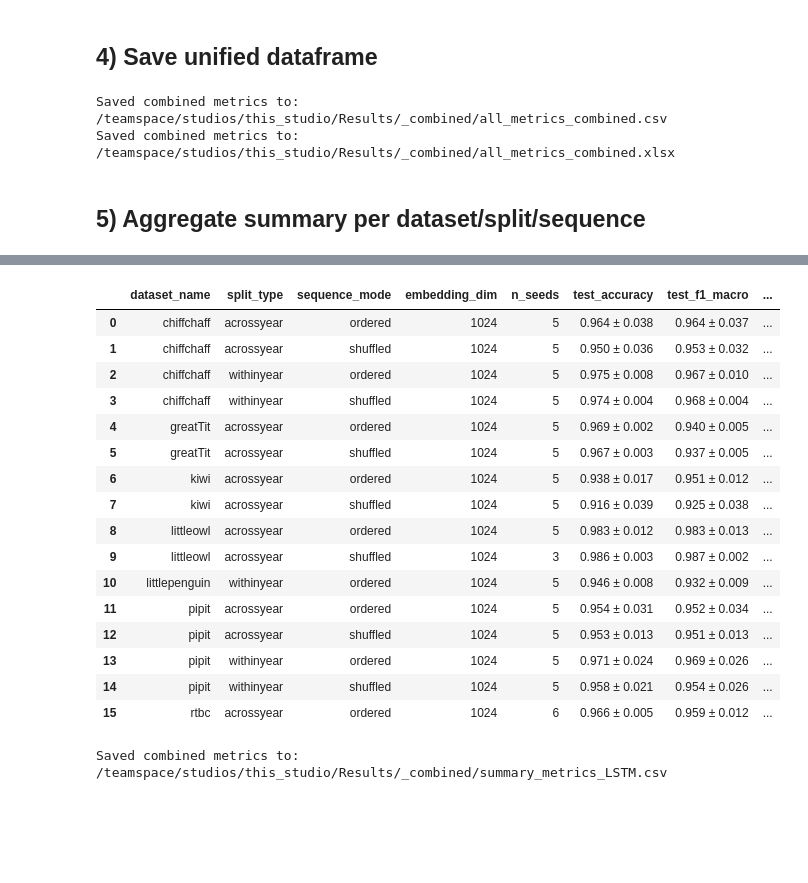
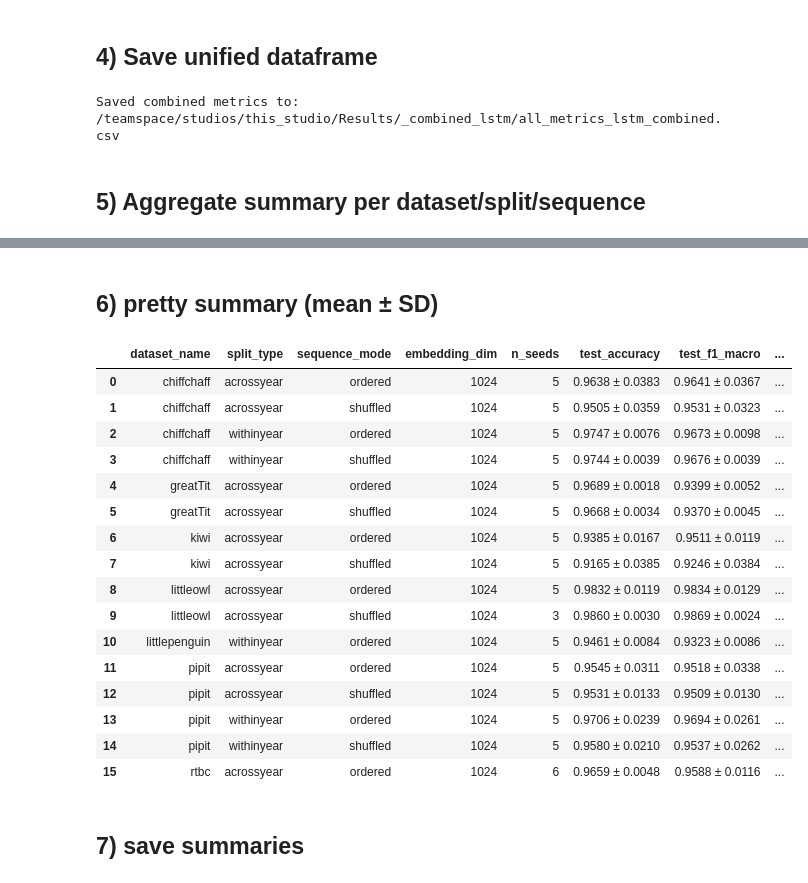
Before and after one commit to jongalon/embedding-to-individual-id, a Jupyter notebook: Notebooks/Summary metrics LSTM.ipynb, the cells around one changed output, grey strips where cells are left out. Drawn from its saved outputs; the diff is of its cells as text; code cells hidden in the pictures; blank space fills up the shorter version.

Commit message:
Codes for calculating summaries mean + SD

```diff
--- a/Notebooks/Summary metrics LSTM.ipynb
+++ b/Notebooks/Summary metrics LSTM.ipynb
@@ -155,21 +169,20 @@ Combined rows: 79
 # %% [markdown]
 ## 4) Save unified dataframe
 # %%
-OUTPUT_DIR = PARENT_DIR / "Results" / "_combined"
+OUTPUT_DIR = PARENT_DIR / "Results" / "_combined_lstm"
 OUTPUT_DIR.mkdir(parents=True, exist_ok=True)
 
-COMBINED_METRICS_FILE = OUTPUT_DIR / "all_metrics_combined.csv"
+COMBINED_METRICS_FILE = OUTPUT_DIR / "all_metrics_lstm_combined.csv"
 combined_metrics_df.to_csv(COMBINED_METRICS_FILE, index=False)
 
 print(f"Saved combined metrics to: {COMBINED_METRICS_FILE}")
 
-COMBINED_METRICS_FILE_XLSX = OUTPUT_DIR / "all_metrics_combined.xlsx"
-combined_metrics_df.to_excel(COMBINED_METRICS_FILE_XLSX, index=False)
+# COMBINED_METRICS_FILE_XLSX = OUTPUT_DIR / "all_metrics_combined.xlsx"
+# combined_metrics_df.to_excel(COMBINED_METRICS_FILE_XLSX, index=False)
 
-print(f"Saved combined metrics to: {COMBINED_METRICS_FILE_XLSX}")
+# print(f"Saved combined metrics to: {COMBINED_METRICS_FILE_XLSX}")
 # %% [output]
-Saved combined metrics to: /teamspace/studios/this_studio/Results/_combined/all_metrics_combined.csv
-Saved combined metrics to: /teamspace/studios/this_studio/Results/_combined/all_metrics_combined.xlsx
+Saved combined metrics to: /teamspace/studios/this_studio/Results/_combined_lstm/all_metrics_lstm_combined.csv
 # %% [markdown]
 ## 5) Aggregate summary per dataset/split/sequence
 # %%
@@ -184,6 +197,10 @@ summary_df = (
         test_f1_macro_sd=("test_f1_macro", lambda x: x.std(ddof=1)),
         test_roc_auc_macro_mean=("test_roc_auc_macro", "mean"),
         test_roc_auc_macro_sd=("test_roc_auc_macro", lambda x: x.std(ddof=1)),
+        test_cmc1_mean=("test_cmc1", "mean") if "test_cmc1" in combined_metrics_df.columns else pd.Series(dtype=float),
+        test_cmc1_sd=("test_cmc1", lambda x: x.std(ddof=1)) if "test_cmc1" in combined_metrics_df.columns else pd.Series(dtype=float),
+        test_map5_mean=("test_map5", "mean") if "test_map5" in combined_metrics_df.columns else pd.Series(dtype=float),
+        test_map5_sd=("test_map5", lambda x: x.std(ddof=1)) if "test_map5" in combined_metrics_df.columns else pd.Series(dtype=float),
     )
 )
 
@@ -206,60 +223,62 @@ display(summary_df)
 | 13 | pipit | withinyear | ordered | 1024 | 5 | 0.970629 | 0.023920 | ... |
 | 14 | pipit | withinyear | shuffled | 1024 | 5 | 0.958042 | 0.020979 | ... |
 | 15 | rtbc | acrossyear | ordered | 1024 | 6 | 0.965920 | 0.004825 | ... |
+# %% [markdown]
+## 6) pretty summary (mean ± SD)
 # %%
 pretty_summary_df = summary_df.copy()
 
 pretty_summary_df["test_accuracy"] = pretty_summary_df.apply(
-    lambda r: f"{r['test_accuracy_mean']:.3f} ± {r['test_accuracy_sd']:.3f}", axis=1
+    lambda r: f"{r['test_accuracy_mean']:.4f} ± {r['test_accuracy_sd']:.4f}", axis=1
 )
 pretty_summary_df["test_f1_macro"] = pretty_summary_df.apply(
-    lambda r: f"{r['test_f1_macro_mean']:.3f} ± {r['test_f1_macro_sd']:.3f}", axis=1
+    lambda r: f"{r['test_f1_macro_mean']:.4f} ± {r['test_f1_macro_sd']:.4f}", axis=1
 )
 pretty_summary_df["test_roc_auc_macro"] = pretty_summary_df.apply(
     lambda r: f"{r['test_roc_auc_macro_mean']:.4f} ± {r['test_roc_auc_macro_sd']:.4f}", axis=1
+)
+
+pretty_summary_df["test_cmc1"] = pretty_summary_df.apply(
+    lambda r: f"{r['test_cmc1_mean']:.4f} ± {r['test_cmc1_sd']:.4f}" if "test_cmc1_mean" in r else "N/A", axis=1
+)
+
+pretty_summary_df["test_map5"] = pretty_summary_df.apply(
+    lambda r: f"{r['test_map5_mean']:.4f} ± {r['test_map5_sd']:.4f}" if "test_map5_mean" in r else "N/A", axis=1
 )
 
 pretty_summary_df = pretty_summary_df[
     [
         "dataset_name",
         "split_type",
         "sequence_mode",
         "embedding_dim",
         "n_seeds",
         "test_accuracy",
         "test_f1_macro",
         "test_roc_auc_macro",
+        "test_cmc1",
+        "test_map5",
     ]
 ]
 
 display(pretty_summary_df)
-
-
-PRETTY_SUMMARY_METRICS_FILE = OUTPUT_DIR / "summary_metrics_LSTM.csv"
-pretty_summary_df.to_csv(PRETTY_SUMMARY_METRICS_FILE, index=False)
-
-print(f"Saved combined metrics to: {PRETTY_SUMMARY_METRICS_FILE}")
-
-# COMBINED_METRICS_FILE_XLSX = OUTPUT_DIR / "all_metrics_combined.xlsx"
-# combined_metrics_df.to_excel(COMBINED_METRICS_FILE_XLSX, index=False)
-
-# print(f"Saved combined metrics to: {COMBINED_METRICS_FILE_XLSX}")
 # %% [output]
 |  | dataset_name | split_type | sequence_mode | embedding_dim | n_seeds | test_accuracy | test_f1_macro | ... |
-| 0 | chiffchaff | acrossyear | ordered | 1024 | 5 | 0.964 ± 0.038 | 0.964 ± 0.037 | ... |
-| 1 | chiffchaff | acrossyear | shuffled | 1024 | 5 | 0.950 ± 0.036 | 0.953 ± 0.032 | ... |
-| 2 | chiffchaff | withinyear | ordered | 1024 | 5 | 0.975 ± 0.008 | 0.967 ± 0.010 | ... |
-| 3 | chiffchaff | withinyear | shuffled | 1024 | 5 | 0.974 ± 0.004 | 0.968 ± 0.004 | ... |
-| 4 | greatTit | acrossyear | ordered | 1024 | 5 | 0.969 ± 0.002 | 0.940 ± 0.005 | ... |
-| 5 | greatTit | acrossyear | shuffled | 1024 | 5 | 0.967 ± 0.003 | 0.937 ± 0.005 | ... |
-| 6 | kiwi | acrossyear | ordered | 1024 | 5 | 0.938 ± 0.017 | 0.951 ± 0.012 | ... |
-| 7 | kiwi | acrossyear | shuffled | 1024 | 5 | 0.916 ± 0.039 | 0.925 ± 0.038 | ... |
-| 8 | littleowl | acrossyear | ordered | 1024 | 5 | 0.983 ± 0.012 | 0.983 ± 0.013 | ... |
-| 9 | littleowl | acrossyear | shuffled | 1024 | 3 | 0.986 ± 0.003 | 0.987 ± 0.002 | ... |
-| 10 | littlepenguin | withinyear | ordered | 1024 | 5 | 0.946 ± 0.008 | 0.932 ± 0.009 | ... |
-| 11 | pipit | acrossyear | ordered | 1024 | 5 | 0.954 ± 0.031 | 0.952 ± 0.034 | ... |
-| 12 | pipit | acrossyear | shuffled | 1024 | 5 | 0.953 ± 0.013 | 0.951 ± 0.013 | ... |
-| 13 | pipit | withinyear | ordered | 1024 | 5 | 0.971 ± 0.024 | 0.969 ± 0.026 | ... |
-| 14 | pipit | withinyear | shuffled | 1024 | 5 | 0.958 ± 0.021 | 0.954 ± 0.026 | ... |
-| 15 | rtbc | acrossyear | ordered | 1024 | 6 | 0.966 ± 0.005 | 0.959 ± 0.012 | ... |
+| 0 | chiffchaff | acrossyear | ordered | 1024 | 5 | 0.9638 ± 0.0383 | 0.9641 ± 0.0367 | ... |
+| 1 | chiffchaff | acrossyear | shuffled | 1024 | 5 | 0.9505 ± 0.0359 | 0.9531 ± 0.0323 | ... |
+| 2 | chiffchaff | withinyear | ordered | 1024 | 5 | 0.9747 ± 0.0076 | 0.9673 ± 0.0098 | ... |
+| 3 | chiffchaff | withinyear | shuffled | 1024 | 5 | 0.9744 ± 0.0039 | 0.9676 ± 0.0039 | ... |
+| 4 | greatTit | acrossyear | ordered | 1024 | 5 | 0.9689 ± 0.0018 | 0.9399 ± 0.0052 | ... |
+| 5 | greatTit | acrossyear | shuffled | 1024 | 5 | 0.9668 ± 0.0034 | 0.9370 ± 0.0045 | ... |
+| 6 | kiwi | acrossyear | ordered | 1024 | 5 | 0.9385 ± 0.0167 | 0.9511 ± 0.0119 | ... |
+| 7 | kiwi | acrossyear | shuffled | 1024 | 5 | 0.9165 ± 0.0385 | 0.9246 ± 0.0384 | ... |
+| 8 | littleowl | acrossyear | ordered | 1024 | 5 | 0.9832 ± 0.0119 | 0.9834 ± 0.0129 | ... |
+| 9 | littleowl | acrossyear | shuffled | 1024 | 3 | 0.9860 ± 0.0030 | 0.9869 ± 0.0024 | ... |
+| 10 | littlepenguin | withinyear | ordered | 1024 | 5 | 0.9461 ± 0.0084 | 0.9323 ± 0.0086 | ... |
+| 11 | pipit | acrossyear | ordered | 1024 | 5 | 0.9545 ± 0.0311 | 0.9518 ± 0.0338 | ... |
+| 12 | pipit | acrossyear | shuffled | 1024 | 5 | 0.9531 ± 0.0133 | 0.9509 ± 0.0130 | ... |
+| 13 | pipit | withinyear | ordered | 1024 | 5 | 0.9706 ± 0.0239 | 0.9694 ± 0.0261 | ... |
+| 14 | pipit | withinyear | shuffled | 1024 | 5 | 0.9580 ± 0.0210 | 0.9537 ± 0.0262 | ... |
+| 15 | rtbc | acrossyear | ordered | 1024 | 6 | 0.9659 ± 0.0048 | 0.9588 ± 0.0116 | ... |
-Saved combined metrics to: /teamspace/studios/this_studio/Results/_combined/summary_metrics_LSTM.csv
+# %% [markdown]
+## 7) save summaries
```
Also changed, not shown: parts of 14 cells of this notebook, 1 other file.
